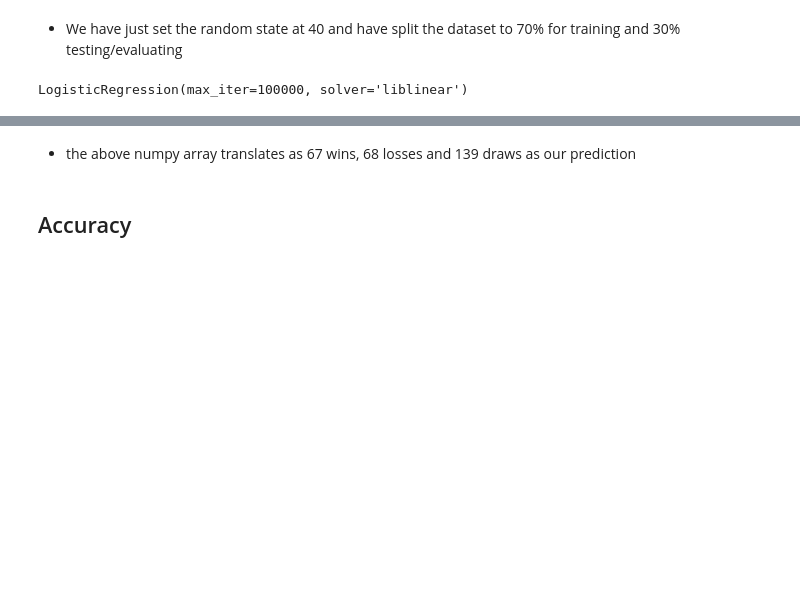
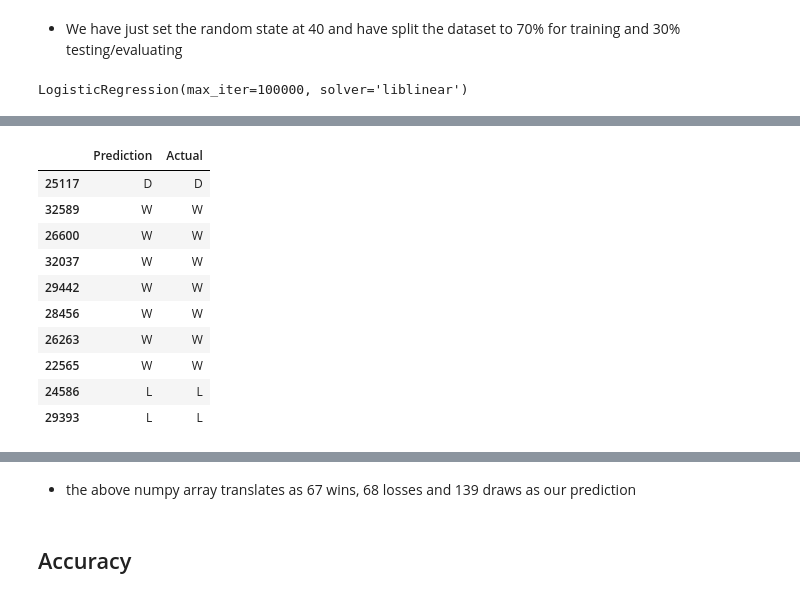
Before and after one commit to Mwadz/IP-week-6, a Jupyter notebook: Week_6_Machine_Learning_Regression_Cynthia_Mwadime_2022_IP.ipynb, the cells around one changed output, grey strips where cells are left out. Drawn from its saved outputs; the diff is of its cells as text; code cells hidden in the pictures; blank space fills up the shorter version.

```diff
--- a/Week_6_Machine_Learning_Regression_Cynthia_Mwadime_2022_IP.ipynb
+++ b/Week_6_Machine_Learning_Regression_Cynthia_Mwadime_2022_IP.ipynb
@@ -741,3 +744,21 @@ array(['D', 'L', 'W', 'W', 'W', 'D', 'W', 'L', 'W', 'D', 'W', 'L', 'W',
+# %%
+# creating a dataframe that compares the actual output values for X_test with the predicted values
+df = pd.DataFrame({'Prediction': y_pred, 'Actual': y_test})
+
+# displaying top 10 records in the comparison dataframe
+df.head(10)
+# %% [output]
+|  | Prediction | Actual |
+| 25117 | D | D |
+| 32589 | W | W |
+| 26600 | W | W |
+| 32037 | W | W |
+| 29442 | W | W |
+| 28456 | W | W |
+| 26263 | W | W |
+| 22565 | W | W |
+| 24586 | L | L |
+| 29393 | L | L |
 # %%
 # importing confusion matrix
 from sklearn.metrics import confusion_matrix
```
Also changed, not shown: parts of 66 cells of this notebook.
